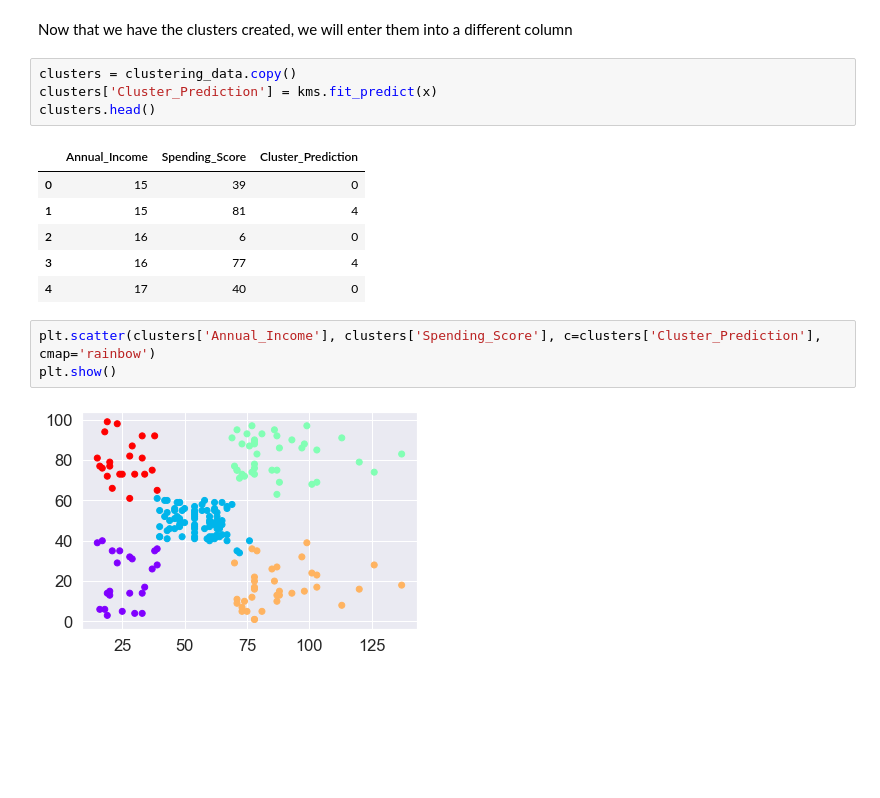
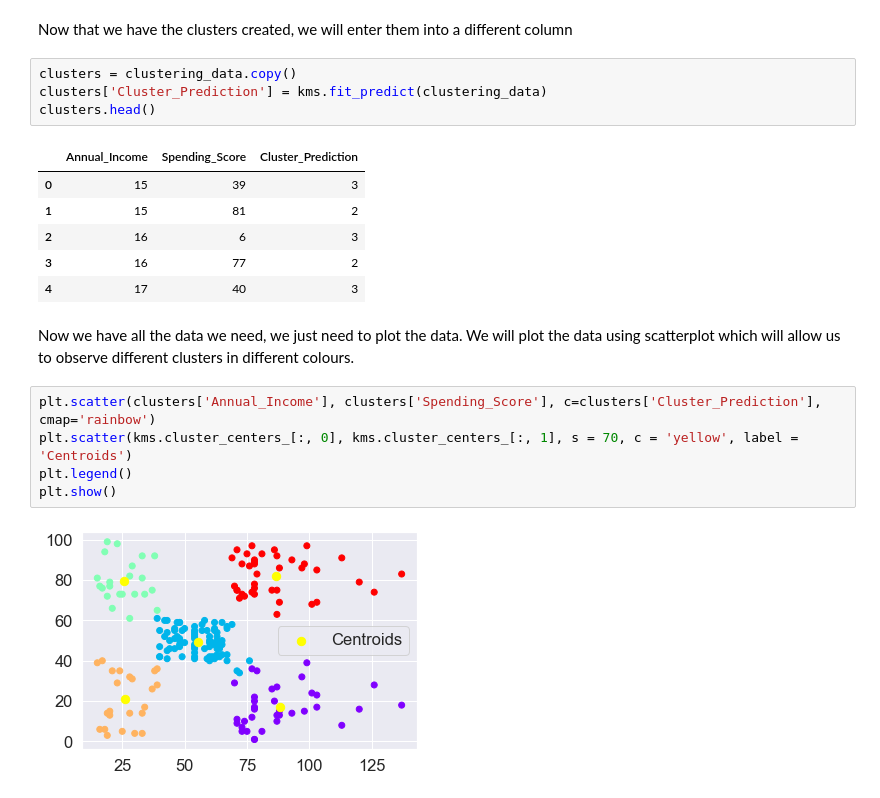
Before and after one commit to mayursrt/customer-segmentation-using-k-means, a Jupyter notebook: Customer Segmentation.ipynb, the cells around one changed output. Cells and saved outputs as stored; diff of their text form; blank space fills up the shorter version.

```diff
--- a/Customer Segmentation.ipynb
+++ b/Customer Segmentation.ipynb
@@ -866,17 +866,21 @@ KMeans(n_clusters=5)
 Now that we have the clusters created, we will enter them into a different column
 # %%
 clusters = clustering_data.copy()
-clusters['Cluster_Prediction'] = kms.fit_predict(x)
+clusters['Cluster_Prediction'] = kms.fit_predict(clustering_data)
 clusters.head()
 # %% [output]
 |  | Annual_Income | Spending_Score | Cluster_Prediction |
-| 0 | 15 | 39 | 0 |
-| 1 | 15 | 81 | 4 |
-| 2 | 16 | 6 | 0 |
-| 3 | 16 | 77 | 4 |
-| 4 | 17 | 40 | 0 |
+| 0 | 15 | 39 | 3 |
+| 1 | 15 | 81 | 2 |
+| 2 | 16 | 6 | 3 |
+| 3 | 16 | 77 | 2 |
+| 4 | 17 | 40 | 3 |
+# %% [markdown]
+Now we have all the data we need, we just need to plot the data. We will plot the data using scatterplot which will allow us to observe different clusters in different colours.
 # %%
 plt.scatter(clusters['Annual_Income'], clusters['Spending_Score'], c=clusters['Cluster_Prediction'], cmap='rainbow')
+plt.scatter(kms.cluster_centers_[:, 0], kms.cluster_centers_[:, 1], s = 70, c = 'yellow', label = 'Centroids')
+plt.legend()
 plt.show()
 # %% [output]
-[figure, old version]
+[figure, new version]
```
Also changed, not shown: parts of 3 cells of this notebook.
